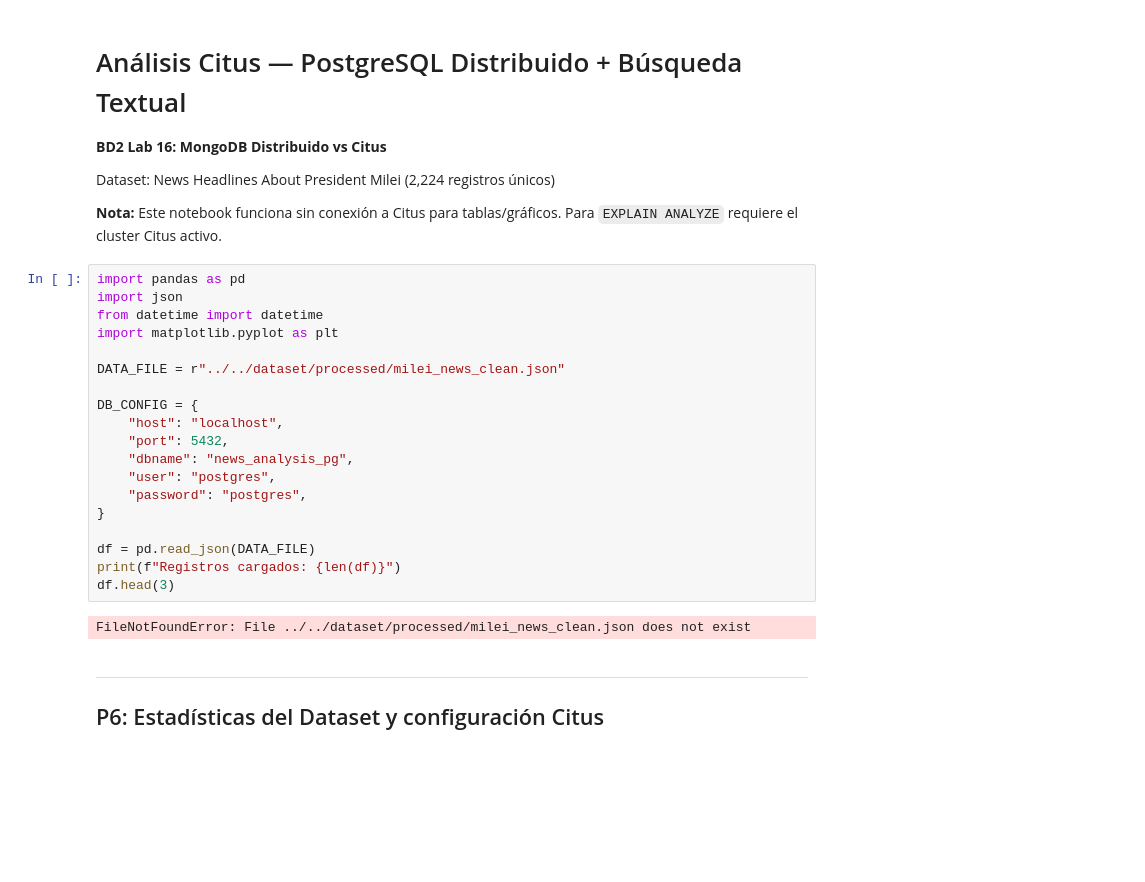
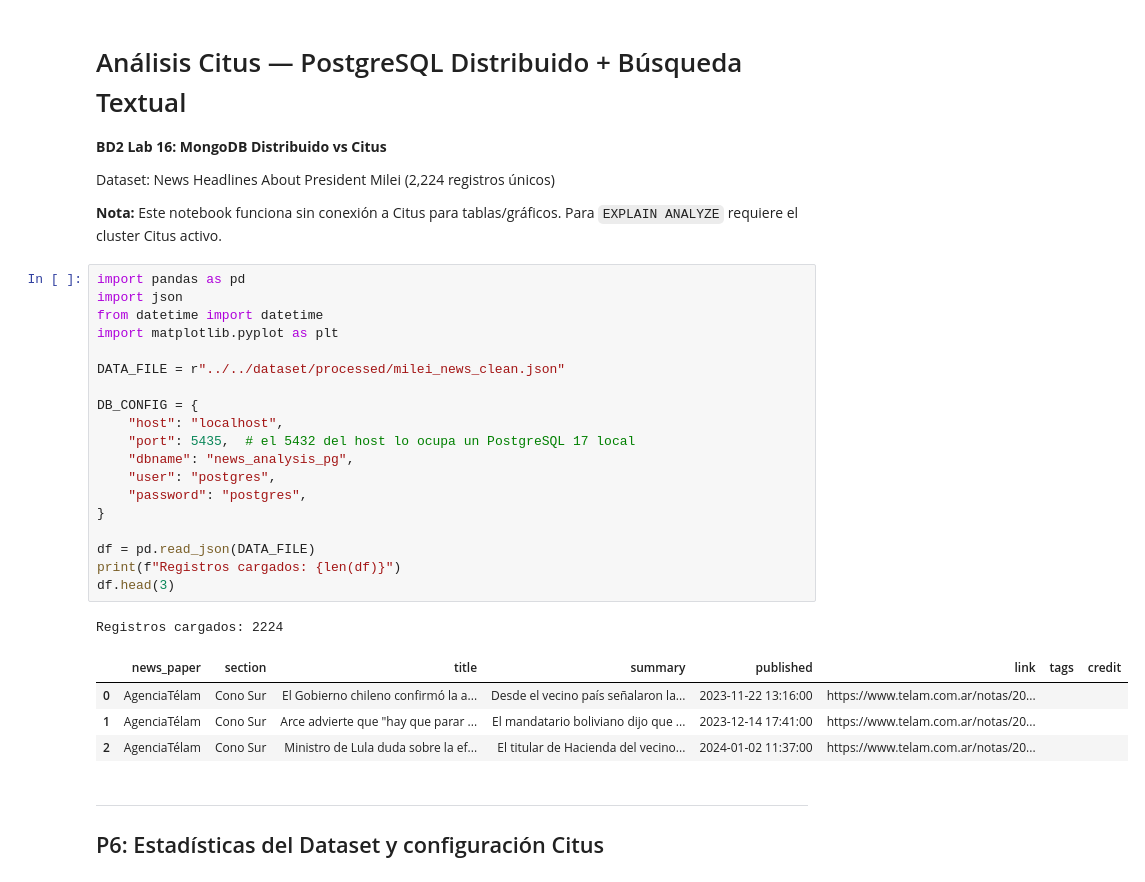
Before and after one commit to Vasco2510/heider_followers, a Jupyter notebook: citus/notebooks/citus_analysis.ipynb, the cells around one changed output. Saved outputs shown, nothing was run; the diff lists cells and outputs as text; blank space fills up the shorter version.

```diff
--- a/citus/notebooks/citus_analysis.ipynb
+++ b/citus/notebooks/citus_analysis.ipynb
@@ -9,24 +9,28 @@ Para `EXPLAIN ANALYZE` requiere el cluster Citus activo.
 # %%
 import pandas as pd
 import json
 from datetime import datetime
 import matplotlib.pyplot as plt
 
 DATA_FILE = r"../../dataset/processed/milei_news_clean.json"
 
 DB_CONFIG = {
     "host": "localhost",
-    "port": 5432,
+    "port": 5435,  # el 5432 del host lo ocupa un PostgreSQL 17 local
     "dbname": "news_analysis_pg",
     "user": "postgres",
     "password": "postgres",
 }
 
 df = pd.read_json(DATA_FILE)
 print(f"Registros cargados: {len(df)}")
 df.head(3)
 # %% [output]
-FileNotFoundError: File ../../dataset/processed/milei_news_clean.json does not exist
+Registros cargados: 2224
+|  | news_paper | section | title | summary | published | link | tags | credit |
+| 0 | AgenciaTélam | Cono Sur | El Gobierno chileno confirmó la a... | Desde el vecino país señalaron la... | 2023-11-22 13:16:00 | https://www.telam.com.ar/notas/20... |  |  |
+| 1 | AgenciaTélam | Cono Sur | Arce advierte que "hay que parar ... | El mandatario boliviano dijo que ... | 2023-12-14 17:41:00 | https://www.telam.com.ar/notas/20... |  |  |
+| 2 | AgenciaTélam | Cono Sur | Ministro de Lula duda sobre la ef... | El titular de Hacienda del vecino... | 2024-01-02 11:37:00 | https://www.telam.com.ar/notas/20... |  |  |
 # %% [markdown]
 ---
 ## P6: Estadísticas del Dataset y configuración Citus
```
Also changed, not shown: parts of 9 cells of this notebook, 7 other files.
